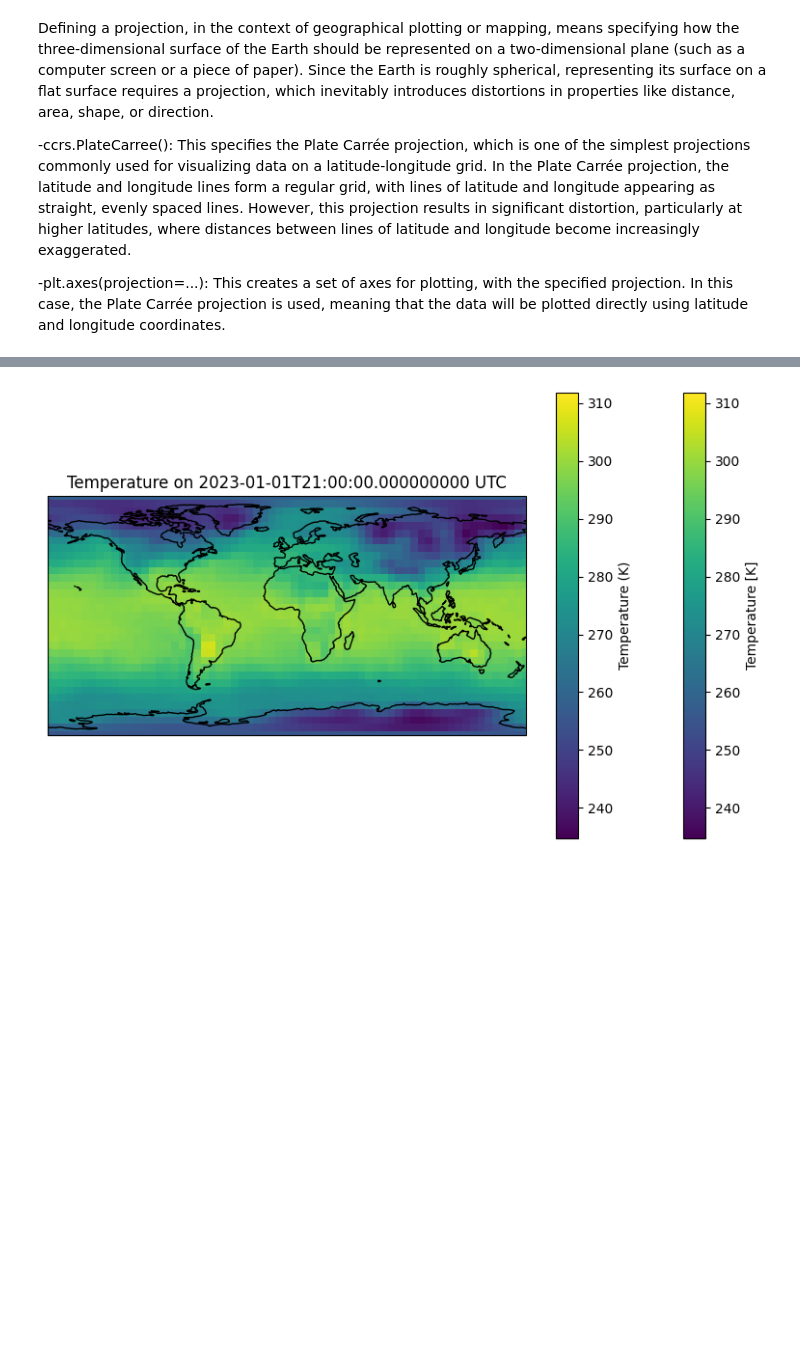
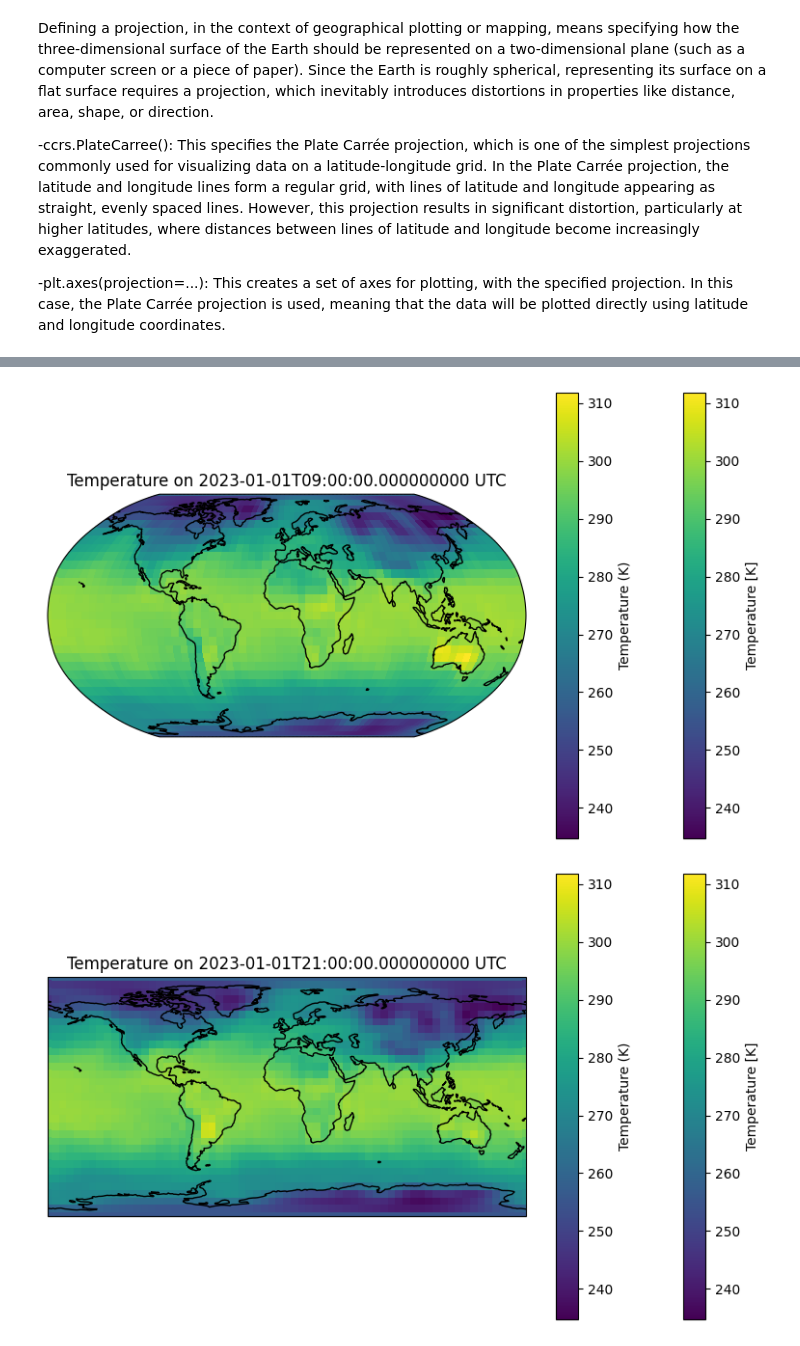
Before and after one commit to Vale150299/espd1-test, a Jupyter notebook: HW1.ipynb, the cells around one changed output, grey strips where cells are left out. Saved outputs shown, nothing was run; the diff lists cells and outputs as text; code cells hidden in the pictures; blank space fills up the shorter version.

```diff
--- a/HW1.ipynb
+++ b/HW1.ipynb
@@ -418,3 +448,33 @@ Defining a projection, in the context of geographical plotting or mapping, means
+# %%
+import matplotlib.pyplot as plt
+import cartopy.crs as ccrs
+
+# Create a new figure
+plt.figure(figsize=(10, 6))
+
+# Define the projection (Robinson)
+ax = plt.axes(projection=ccrs.Robinson())
+
+# Plot temperature data (replace with your actual data)
+pcm = temperature_values.isel(time=0).plot.pcolormesh(ax=ax, transform=ccrs.PlateCarree(),
+                                                     x='longitude', y='latitude',
+                                                     cmap='viridis',
+                                                     vmin=temperature_values.min(),
+                                                     vmax=temperature_values.max())
+
+# Add coastlines
+ax.coastlines()
+
+# Add a colorbar
+plt.colorbar(pcm, label='Temperature (K)')
+
+# Add title
+plt.title('Temperature on {} UTC'.format(temperature_values.time.values[0]))
+
+# Show the plot
+plt.show()
+# %% [output]
+[figure, added]
 # %%
 import matplotlib.pyplot as plt
 import cartopy.crs as ccrs
```
Also changed, not shown: parts of 3 cells of this notebook.
